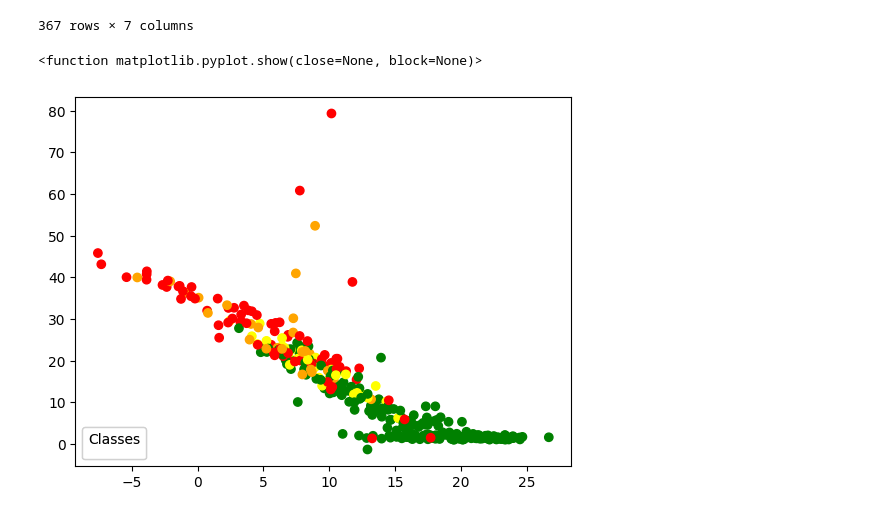
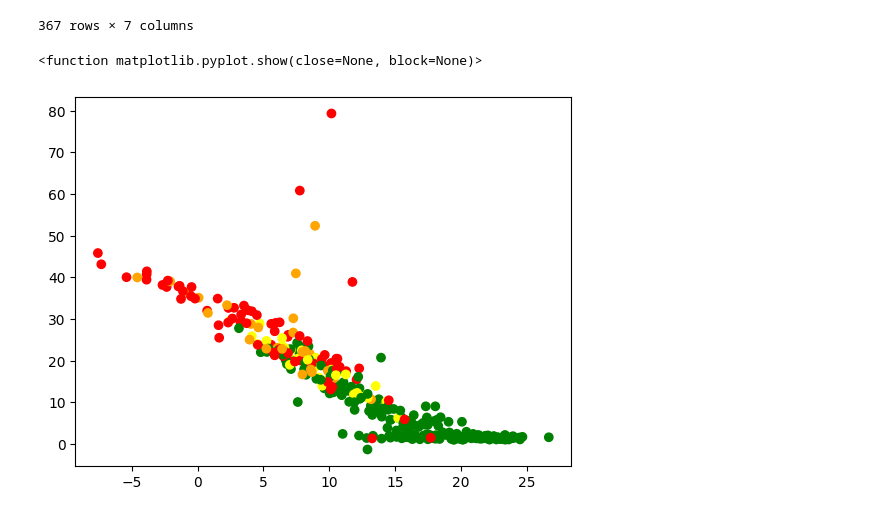
Before and after one commit to strubbi77/breisgauwind, a Jupyter notebook: Stromwert_IK8.ipynb, the cells around one changed output. Saved outputs shown, nothing was run; the diff lists cells and outputs as text; code cells hidden in the pictures.

```diff
--- a/Stromwert_IK8.ipynb
+++ b/Stromwert_IK8.ipynb
@@ -283,7 +283,13 @@ for monat in pm_pv.index.levels[0]:
 #ax6.legend(loc='upper right')
 
 
-ax7.scatter(20-pm_day['Temp avg'],y=pm_day['WP sum'])
+pm_day['color']=(np.where((pm_day['WP sum']+pm_day['Haus sum'])<pm_day['PV sum'],'green',np.where((pm_day['WP sum']+pm_day['Haus sum'])<pm_day['PV sum']*2,'yellow',np.where((pm_day['WP sum']+pm_day['Haus sum'])<pm_day['PV sum']*5,'orange','red'))))
+x=20-pm_day['Temp avg']
+y=pm_day['WP sum']
+c=pm_day['color']
+
+
+ax7.scatter(x,y,c=c)
 
 
 # 1 WP vs. Temp
@@ -454,16 +460,16 @@ pm_day
 # %%
 fig, ax = plt.subplots()
 pm_day['color']=(np.where((pm_day['WP sum']+pm_day['Haus sum'])<pm_day['PV sum'],'green',np.where((pm_day['WP sum']+pm_day['Haus sum'])<pm_day['PV sum']*2,'yellow',np.where((pm_day['WP sum']+pm_day['Haus sum'])<pm_day['PV sum']*5,'orange','red'))))
 x=20-pm_day['Temp avg']
 y=pm_day['WP sum']
 c=pm_day['color']
 #label=[['WP+Haus < PV:green'],['WP+Haus < PV *2:yellow'],['WP+Haus < PV * 5:orange'],['Rest:red']]
 scatter=ax.scatter(x,y,c=c)
-legend1=ax.legend(*scatter.legend_elements(),
-                    loc="lower left", title="Classes")
+#legend1=ax.legend(*scatter.legend_elements(),
+#                    loc="lower left", title="Classes")
 #plt.legend()
-ax.add_artist(legend1)
+#ax.add_artist(legend1)
 plt.show
 # %% [output]
 <function matplotlib.pyplot.show(close=None, block=None)>
-[figure, old version]
+[figure, new version]
```
Also changed, not shown: parts of 1 cell of this notebook.
